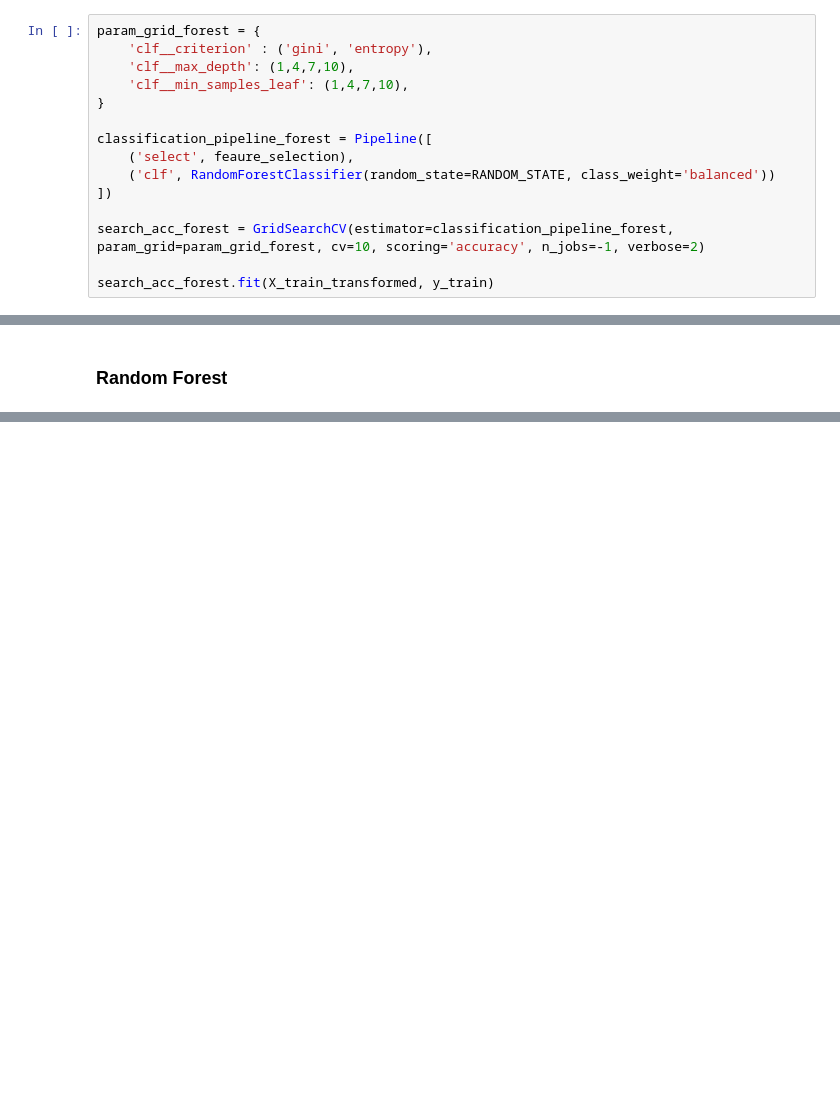
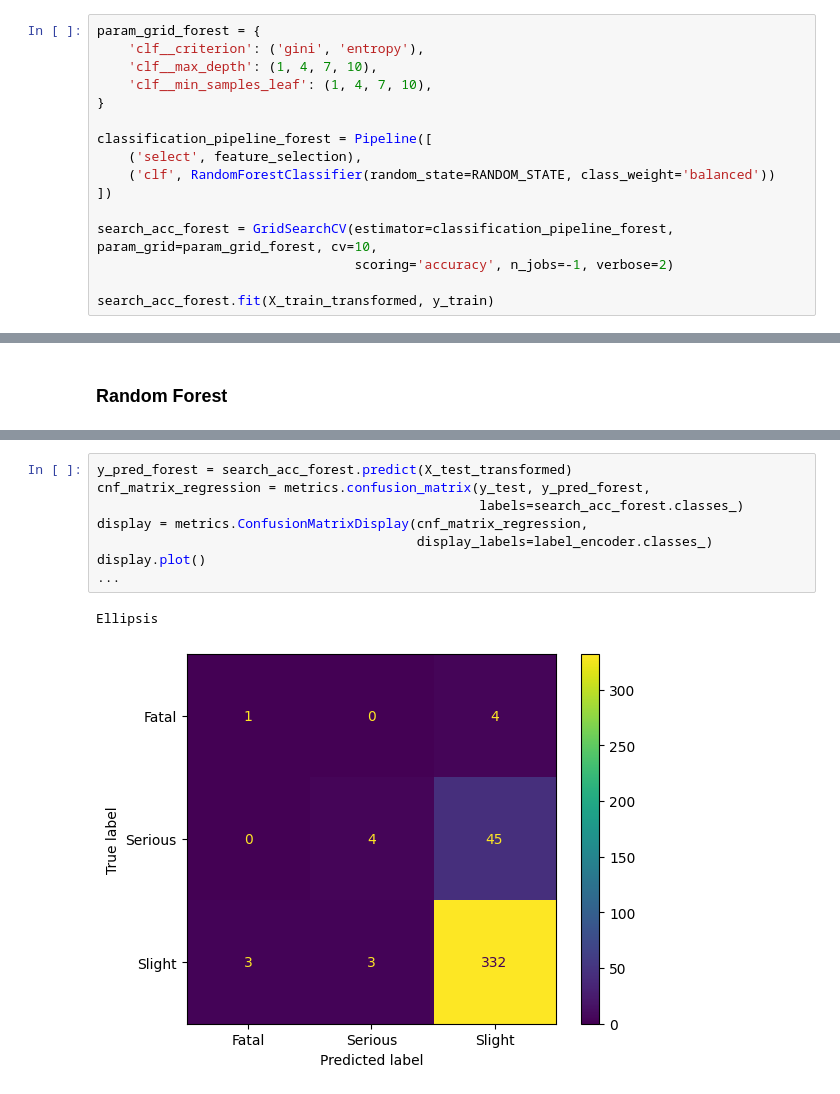
Before and after one commit to pyrocze/trafic_data_analysis, a Jupyter notebook: analysis.ipynb, the cells around one changed output, grey strips where cells are left out. Drawn from its saved outputs; the diff is of its cells as text; blank space fills up the shorter version.

```diff
--- a/analysis.ipynb
+++ b/analysis.ipynb
@@ -383,17 +415,18 @@ search_acc_regression.best_estimator_
 ### Random Forest
 # %%
 param_grid_forest = {
-    'clf__criterion' : ('gini', 'entropy'),
-    'clf__max_depth': (1,4,7,10),
-    'clf__min_samples_leaf': (1,4,7,10),
+    'clf__criterion': ('gini', 'entropy'),
+    'clf__max_depth': (1, 4, 7, 10),
+    'clf__min_samples_leaf': (1, 4, 7, 10),
 }
 
 classification_pipeline_forest = Pipeline([
-    ('select', feaure_selection),
+    ('select', feature_selection),
     ('clf', RandomForestClassifier(random_state=RANDOM_STATE, class_weight='balanced'))
 ])
 
-search_acc_forest = GridSearchCV(estimator=classification_pipeline_forest, param_grid=param_grid_forest, cv=10, scoring='accuracy', n_jobs=-1, verbose=2)
+search_acc_forest = GridSearchCV(estimator=classification_pipeline_forest, param_grid=param_grid_forest, cv=10,
+                                 scoring='accuracy', n_jobs=-1, verbose=2)
 
 search_acc_forest.fit(X_train_transformed, y_train)
 # %% [output]
@@ -458,0 +541,11 @@ search_acc_forest.score(X_test_transformed, y_test)
+# %%
+y_pred_forest = search_acc_forest.predict(X_test_transformed)
+cnf_matrix_regression = metrics.confusion_matrix(y_test, y_pred_forest,
+                                                 labels=search_acc_forest.classes_)
+display = metrics.ConfusionMatrixDisplay(cnf_matrix_regression,
+                                         display_labels=label_encoder.classes_)
+display.plot()
+...
+# %% [output]
+Ellipsis
+[figure, added]
```
Also changed, not shown: parts of 21 cells of this notebook.
